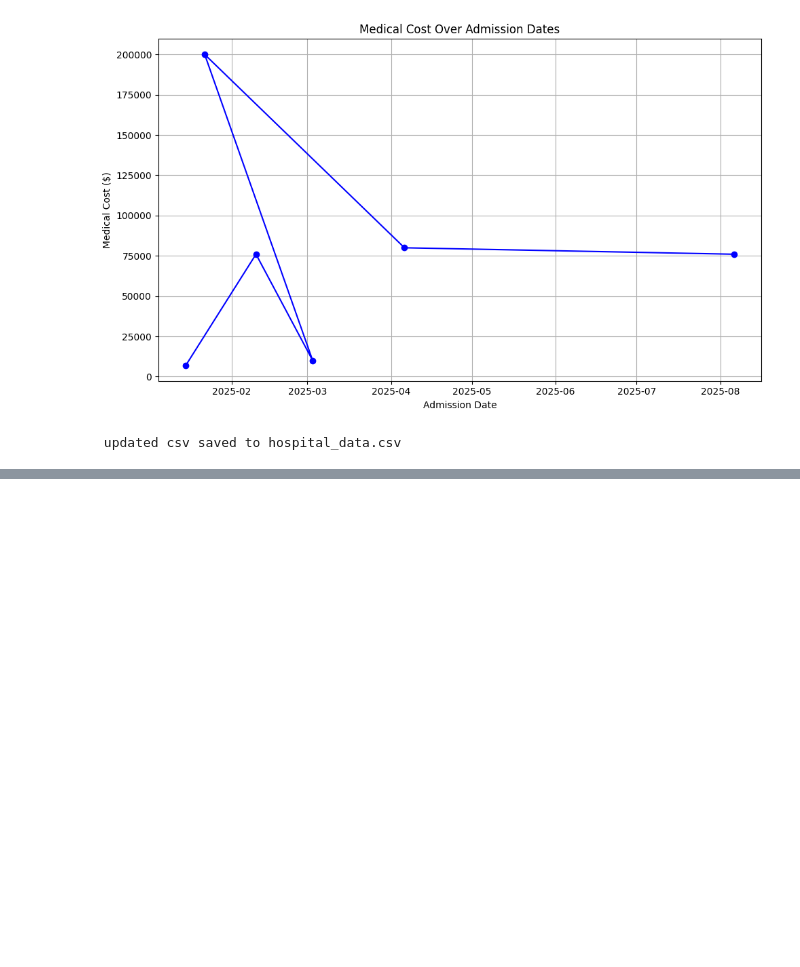
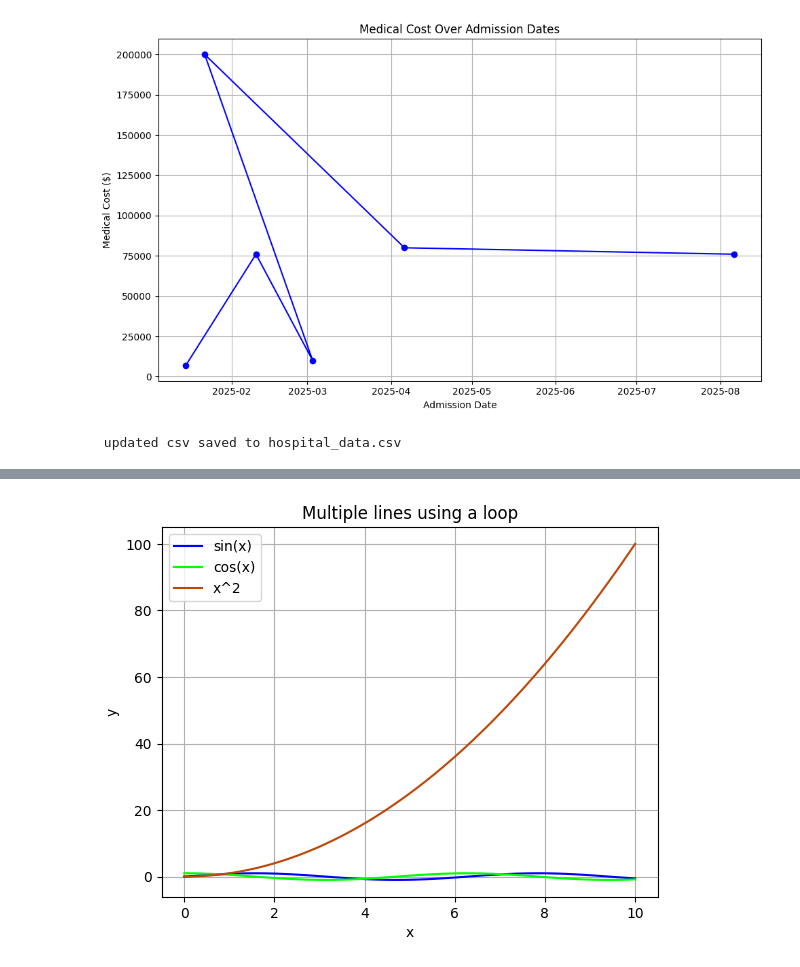
Before and after one commit to KodaliSuchitraKamala/Wipro_Training, a Jupyter notebook: Matplotlib.ipynb, the cells around one changed output, grey strips where cells are left out. Cells and saved outputs as stored; diff of their text form; code cells hidden in the pictures; blank space fills up the shorter version.

```diff
--- a/Matplotlib.ipynb
+++ b/Matplotlib.ipynb
@@ -266,0 +304,15 @@ Name: Bill, dtype: float64
+# %%
+import matplotlib.pyplot as pls
+import numpy as np
+x = np.linspace(0, 10, 100)
+functions = [(np.sin(x), 'sin(x)', '#0000FF'), (np.cos(x), 'cos(x)', '#00FF00'), (x ** 2, 'x^2', "#BD480AFF")]
+for func, label,color in functions:
+    plt.plot(x, func, label = label, color = color)
+plt.xlabel('x')
+plt.ylabel('y')
+plt.title('Multiple lines using a loop')
+plt.legend()
+plt.grid()
+plt.show()
+# %% [output]
+[figure, added]
```
Also changed, not shown: parts of 29 cells of this notebook.
